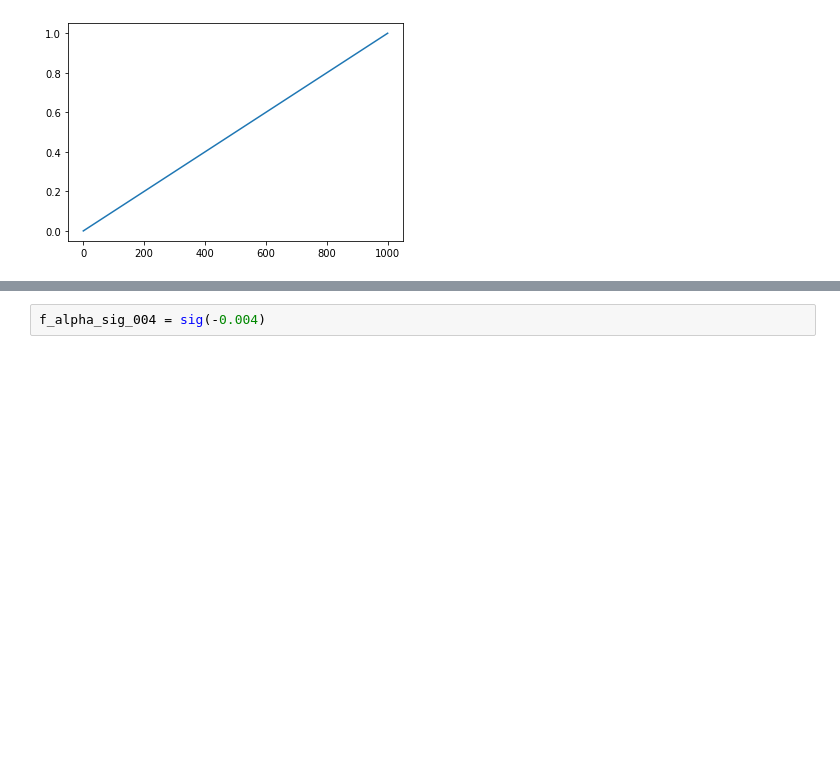
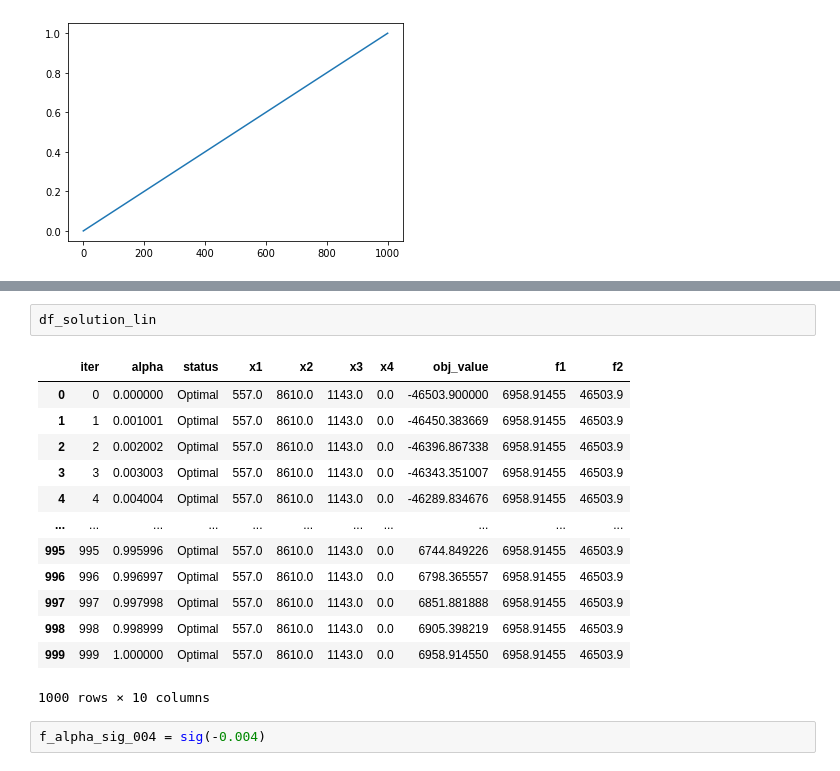
Before and after one commit to robertosgpontes/omse, a Jupyter notebook: main.ipynb, the cells around one changed output, grey strips where cells are left out. Cells and saved outputs as stored; diff of their text form; blank space fills up the shorter version.

```diff
--- a/main.ipynb
+++ b/main.ipynb
@@ -311,3 +343,19 @@ df_solution_lin = run_models(f_alpha_lin)
+# %%
+df_solution_lin
+# %% [output]
+|  | iter | alpha | status | x1 | x2 | x3 | x4 | obj_value | f1 | f2 |
+| 0 | 0 | 0.000000 | Optimal | 557.0 | 8610.0 | 1143.0 | 0.0 | -46503.900000 | 6958.91455 | 46503.9 |
+| 1 | 1 | 0.001001 | Optimal | 557.0 | 8610.0 | 1143.0 | 0.0 | -46450.383669 | 6958.91455 | 46503.9 |
+| 2 | 2 | 0.002002 | Optimal | 557.0 | 8610.0 | 1143.0 | 0.0 | -46396.867338 | 6958.91455 | 46503.9 |
+| 3 | 3 | 0.003003 | Optimal | 557.0 | 8610.0 | 1143.0 | 0.0 | -46343.351007 | 6958.91455 | 46503.9 |
+| 4 | 4 | 0.004004 | Optimal | 557.0 | 8610.0 | 1143.0 | 0.0 | -46289.834676 | 6958.91455 | 46503.9 |
+| ... | ... | ... | ... | ... | ... | ... | ... | ... | ... | ... |
+| 995 | 995 | 0.995996 | Optimal | 557.0 | 8610.0 | 1143.0 | 0.0 | 6744.849226 | 6958.91455 | 46503.9 |
+| 996 | 996 | 0.996997 | Optimal | 557.0 | 8610.0 | 1143.0 | 0.0 | 6798.365557 | 6958.91455 | 46503.9 |
+| 997 | 997 | 0.997998 | Optimal | 557.0 | 8610.0 | 1143.0 | 0.0 | 6851.881888 | 6958.91455 | 46503.9 |
+| 998 | 998 | 0.998999 | Optimal | 557.0 | 8610.0 | 1143.0 | 0.0 | 6905.398219 | 6958.91455 | 46503.9 |
+| 999 | 999 | 1.000000 | Optimal | 557.0 | 8610.0 | 1143.0 | 0.0 | 6958.914550 | 6958.91455 | 46503.9 |
+1000 rows × 10 columns
 # %%
 f_alpha_sig_004 = sig(-0.004)
 # %%
```
Also changed, not shown: parts of 7 cells of this notebook.
